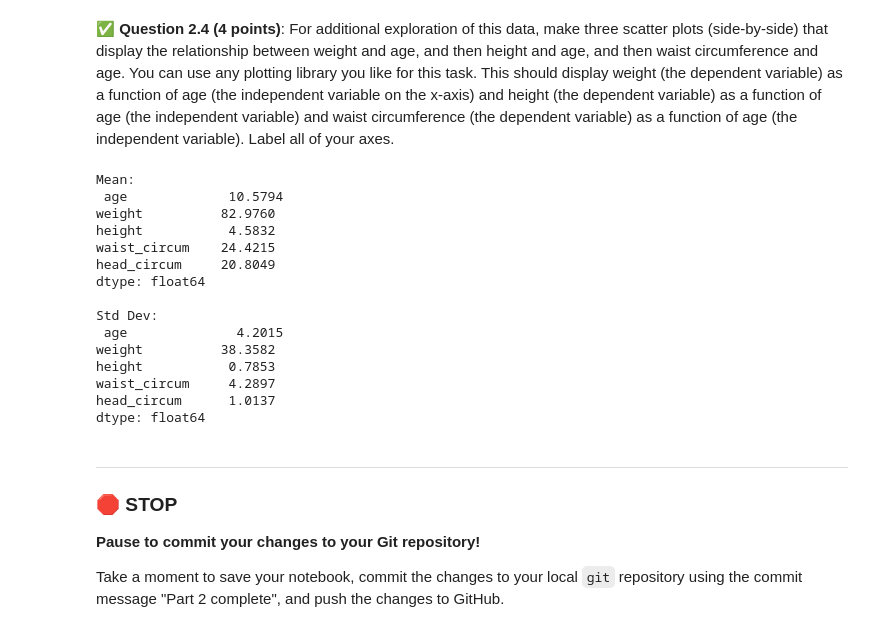
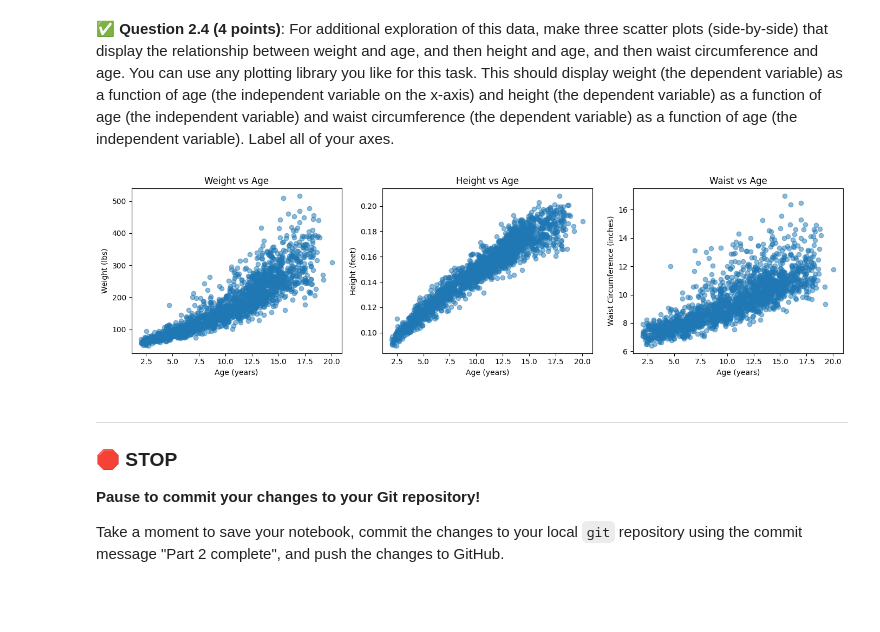
Before and after one commit to callewiss/CMSE202-s26-turnin, a Jupyter notebook: hw-04/HW-04_RegressionClassification-STUDENT.ipynb, the cells around one changed output. Saved outputs shown, nothing was run; the diff lists cells and outputs as text; code cells hidden in the pictures; blank space fills up the shorter version.

```diff
--- a/hw-04/HW-04_RegressionClassification-STUDENT.ipynb
+++ b/hw-04/HW-04_RegressionClassification-STUDENT.ipynb
@@ -108,25 +126,18 @@ df['head_circum'] = df['head_circum'] / 2.54
 # %% [markdown]
 &#9989;  **Question 2.4 (4 points)**: For additional exploration of this data, make three scatter plots (side-by-side) that display the relationship between weight and age, and then height and age, and then waist circumference and age. You can use any plotting library you like for this task.  This should display weight (the dependent variable) as a function of age (the independent variable on the x-axis) and height (the dependent variable) as a function of age (the independent variable) and waist circumference (the dependent variable) as a function of age (the independent variable).  Label all of your axes.
-# %%
-# Put your code here
-print("Mean:\n", df.mean().round(4))
-print("\nStd Dev:\n", df.std().round(4))
-# %% [output]
-Mean:
- age             10.5794
-weight          82.9760
-height           4.5832
-waist_circum    24.4215
-head_circum     20.8049
-dtype: float64
-
-Std Dev:
- age              4.2015
-weight          38.3582
-height           0.7853
-waist_circum     4.2897
-head_circum      1.0137
-dtype: float64
+# %%
+# Put your code here
+fig, axes = plt.subplots(1, 3, figsize=(14, 4))
+axes[0].scatter(df['age'], df['weight'], alpha=0.5)
+axes[0].set_xlabel('Age (years)'); axes[0].set_ylabel('Weight (lbs)'); axes[0].set_title('Weight vs Age')
+axes[1].scatter(df['age'], df['height'], alpha=0.5)
+axes[1].set_xlabel('Age (years)'); axes[1].set_ylabel('Height (feet)'); axes[1].set_title('Height vs Age')
+axes[2].scatter(df['age'], df['waist_circum'], alpha=0.5)
+axes[2].set_xlabel('Age (years)'); axes[2].set_ylabel('Waist Circumference (inches)'); axes[2].set_title('Waist vs Age')
+plt.tight_layout()
+plt.show()
+# %% [output]
+[figure, added]
 # %% [markdown]
 ---
 ### &#128721; STOP
```
Also changed, not shown: parts of 1 cell of this notebook.
